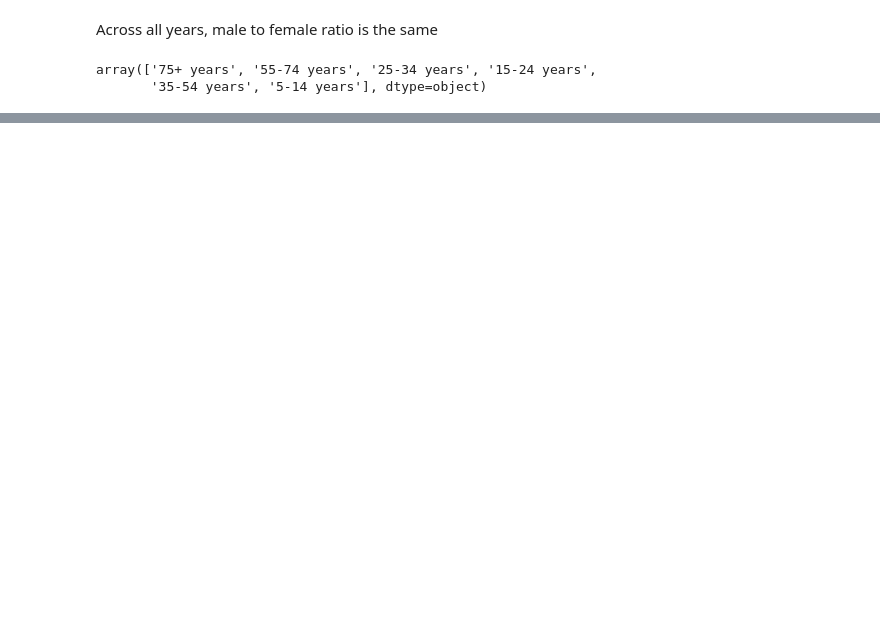
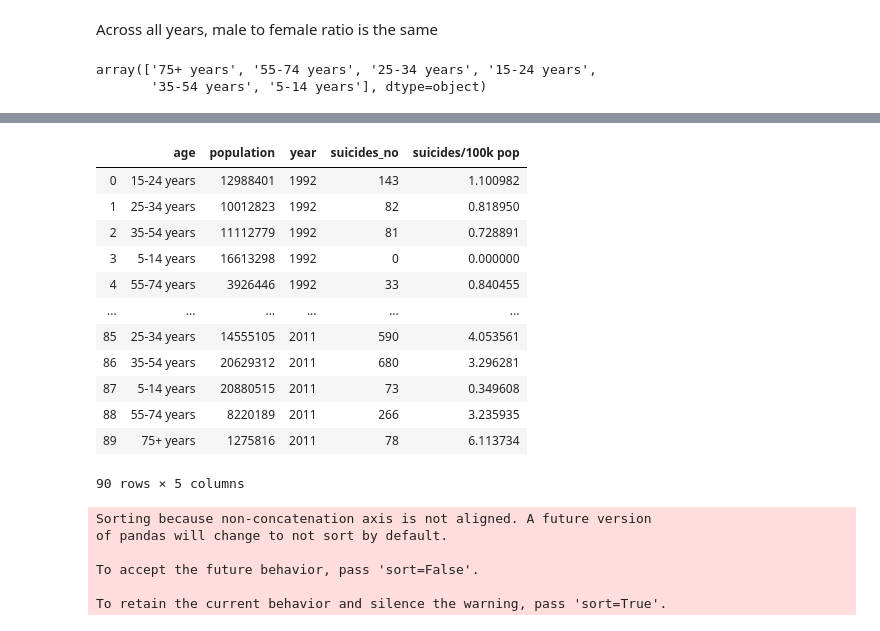
Before and after one commit to TresYap/suicide_rates, a Jupyter notebook: philippines_suicides_plotly.ipynb, the cells around one changed output, grey strips where cells are left out. Cells and saved outputs as stored; diff of their text form; code cells hidden in the pictures; blank space fills up the shorter version.

```diff
--- a/philippines_suicides_plotly.ipynb
+++ b/philippines_suicides_plotly.ipynb
@@ -205,0 +254,25 @@ clean_train = train[train.age.isin(include)]
+# %%
+train
+# %% [output]
+|  | age | population | year | suicides_no | suicides/100k pop |
+| 0 | 15-24 years | 12988401 | 1992 | 143 | 1.100982 |
+| 1 | 25-34 years | 10012823 | 1992 | 82 | 0.818950 |
+| 2 | 35-54 years | 11112779 | 1992 | 81 | 0.728891 |
+| 3 | 5-14 years | 16613298 | 1992 | 0 | 0.000000 |
+| 4 | 55-74 years | 3926446 | 1992 | 33 | 0.840455 |
+| ... | ... | ... | ... | ... | ... |
+| 85 | 25-34 years | 14555105 | 2011 | 590 | 4.053561 |
+| 86 | 35-54 years | 20629312 | 2011 | 680 | 3.296281 |
+| 87 | 5-14 years | 20880515 | 2011 | 73 | 0.349608 |
+| 88 | 55-74 years | 8220189 | 2011 | 266 | 3.235935 |
+| 89 | 75+ years | 1275816 | 2011 | 78 | 6.113734 |
+90 rows × 5 columns
+# %%
+final_data = pd.concat([train, predicted_data])
+# %% [output]
+Sorting because non-concatenation axis is not aligned. A future version
+of pandas will change to not sort by default.
+
+To accept the future behavior, pass 'sort=False'.
+
+To retain the current behavior and silence the warning, pass 'sort=True'.
```
Also changed, not shown: parts of 25 cells of this notebook.
